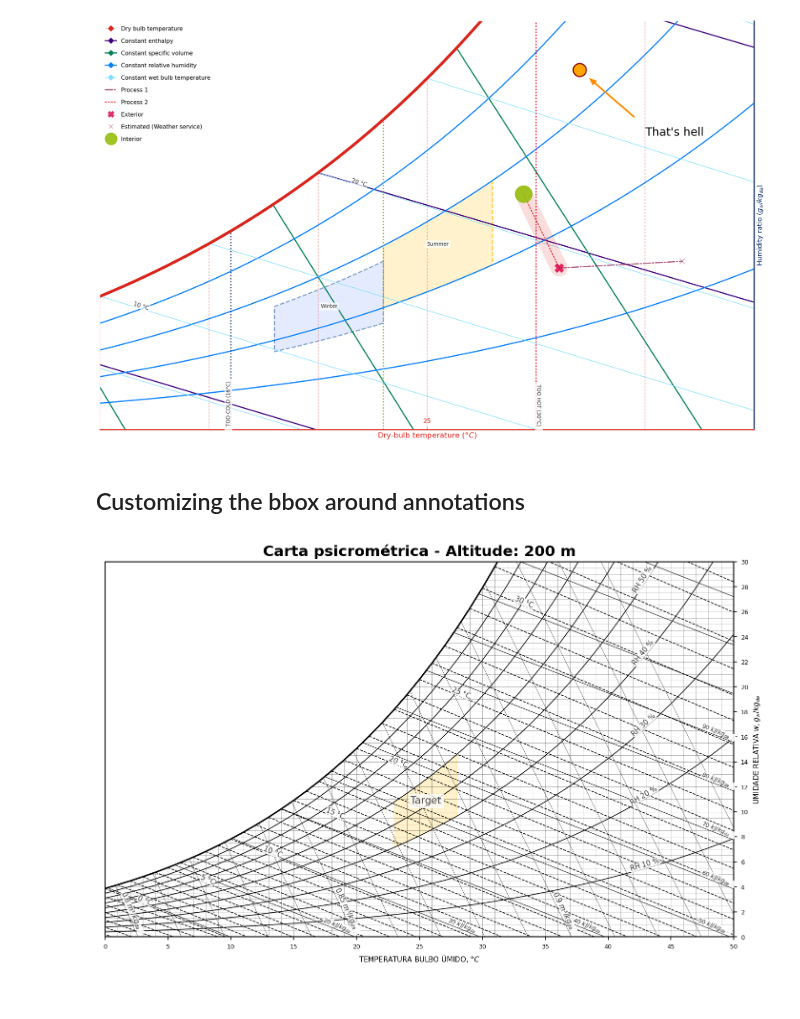
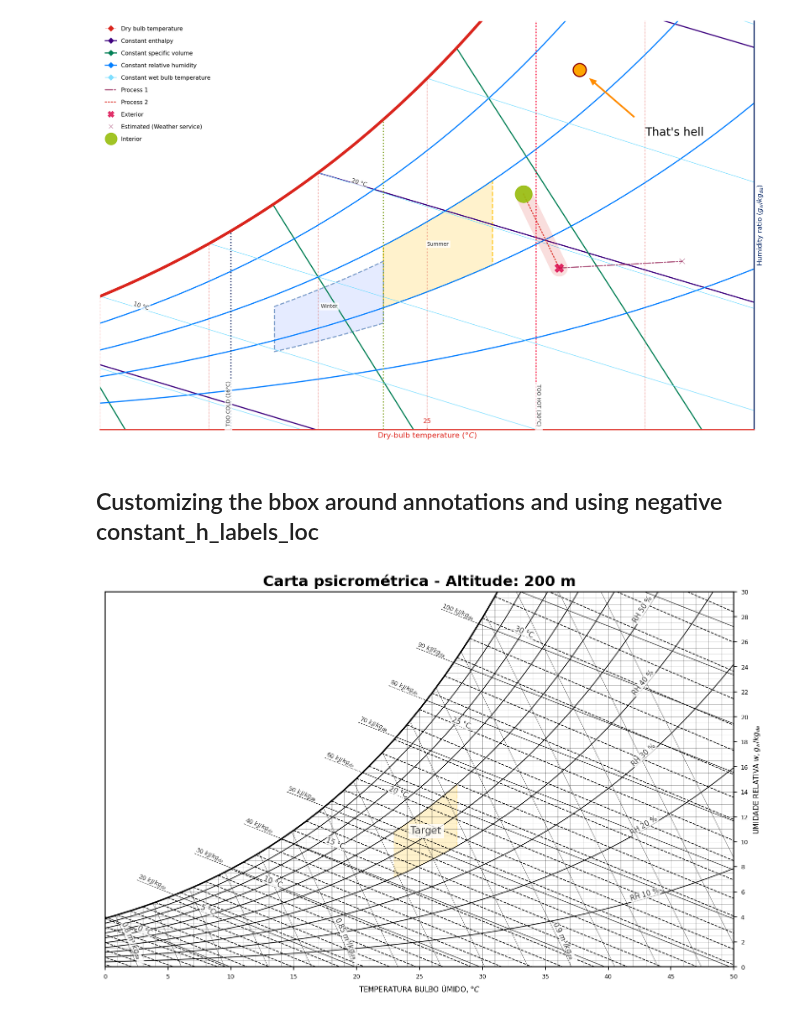
Before and after one commit to azogue/psychrochart, a Jupyter notebook: notebooks/Usage example of psychrochart.ipynb, the cells around one changed output. Saved outputs shown, nothing was run; the diff lists cells and outputs as text; code cells hidden in the pictures.

Commit message:
Add negative constant_h_labels_loc settings
Strech the constant h line when setting constant_h_labels_loc to negative, giving the chart an aspect closer to the popular ASHRAE chart.

```diff
--- a/notebooks/Usage example of psychrochart.ipynb
+++ b/notebooks/Usage example of psychrochart.ipynb
@@ -278,7 +278,7 @@ ax.get_figure()
 # %% [output]
 [figure]
 # %% [markdown]
-## Customizing the bbox around annotations
+## Customizing the bbox around annotations and using negative constant_h_labels_loc
 # %%
 from psychrochart import load_config, PsychroChart
 import matplotlib.pyplot as plt
@@ -374,8 +374,9 @@ custom_style = {
 
     "with_constant_h": True,
     "constant_h_step": 10,
-    "constant_h_labels": [20, 30, 40, 50, 60, 70, 80, 90],
+    "constant_h_labels": [20, 30, 40, 50, 60, 70, 80, 90, 100],
     "range_h": [10, 130],
+    "constant_h_labels_loc": -0.06,
 
     "with_constant_wet_temp": True,
     "constant_wet_temp_step": 1,
@@ -430,31 +431,31 @@ target_zone = {
             "zone_type": "dbt-rh",
             "style": {"edgecolor": [1.0, 0.749, 0.0, 0.2],
                       "facecolor": [1.0, 0.749, 0.0, 0.2],
                       "fill": True,
                       "linewidth": 1,
                       "linestyle": "--",
                      },
             "points_x": [23, 28],
             "points_y": [40, 60],
             "label": "Target",
             "annotation_style": {"color":[0.3, 0.3, 0.3],
                                 "fontsize":10}
         }]
 }
 
 
 chart.append_zones(target_zone)
 
 # Plot the chart
 
 ax = chart.plot()
 # chart.plot_points_dbt_rh(points, connectors)
 
 # Add a legend
 # chart.plot_legend(markerscale=.1, frameon=False, fontsize=6, labelspacing=1)
 # show as matplotlib figure
 # ax.text(23, 10, 'Chart', fontsize=20)
 %matplotlib inline
 ax.get_figure()
 # %% [output]
-[figure, old version]
+[figure, new version]
```
Also changed, not shown: 8 other files.
